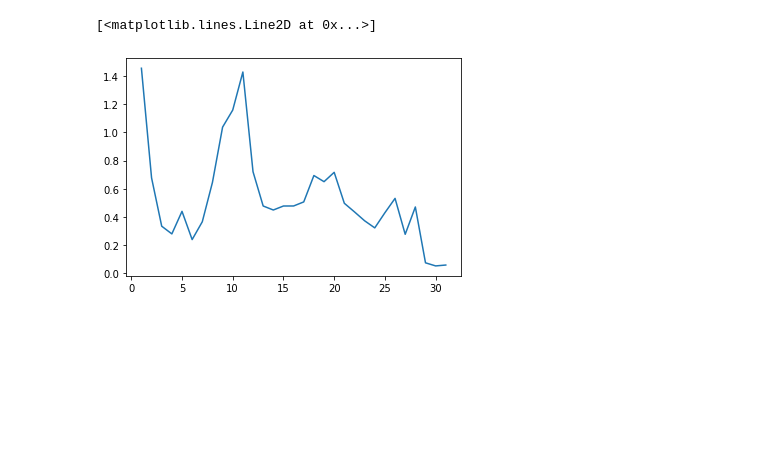
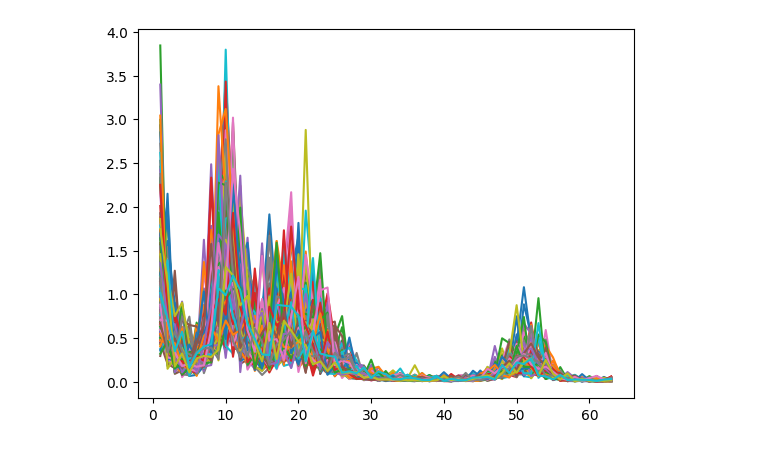
Before and after one commit to johmedr/pybsd, a Jupyter notebook: notebooks/BSD.ipynb, the cells around one changed output. Drawn from its saved outputs; the diff is of its cells as text; code cells hidden in the pictures; blank space fills up the shorter version.

```diff
--- a/notebooks/BSD.ipynb
+++ b/notebooks/BSD.ipynb
@@ -122,16 +8,16 @@ class BSD(VariationalLaplaceEstimator):
 # %%
-Hz = [*range(1,32)]
-freqs = [[8, 12], [14,24]]
+Hz = [*range(1,64)]
+freqs = [[8, 12], [14,24], [32, 40], [48, 54]]
 
-bsd = BSD(Hz, freqs, atol=5e-1)
+bsd = BSD(Hz, freqs, atol=1e-1, hE = np.asarray([12]), hC=np.asarray([1/64]))
 # %%
-P = vectorize(bsd.spec2param(ampl=np.array([1, 0.5])))
+P = vectorize(bsd.spec2param(ampl=np.array([1, 0.5, 0., 0.2])))
 # %%
-Y = bsd.forward(P)+0.1*np.random.normal(size=bsd.Hz.shape)**2
+Y = jnp.exp(jnp.log(bsd.forward(P))+0.5*np.random.normal(size=(200, len(Hz))))
 # %%
 import matplotlib.pyplot as plt
-plt.plot(bsd.Hz, Y.squeeze())
+for i in range(Y.shape[0]):
+    plt.plot(bsd.Hz, Y[i])
 # %% [output]
-[<matplotlib.lines.Line2D at 0x...>]
-[figure, old version]
+[figure, new version]
 # %%
```
Also changed, not shown: parts of 8 cells of this notebook, 3 other files.
